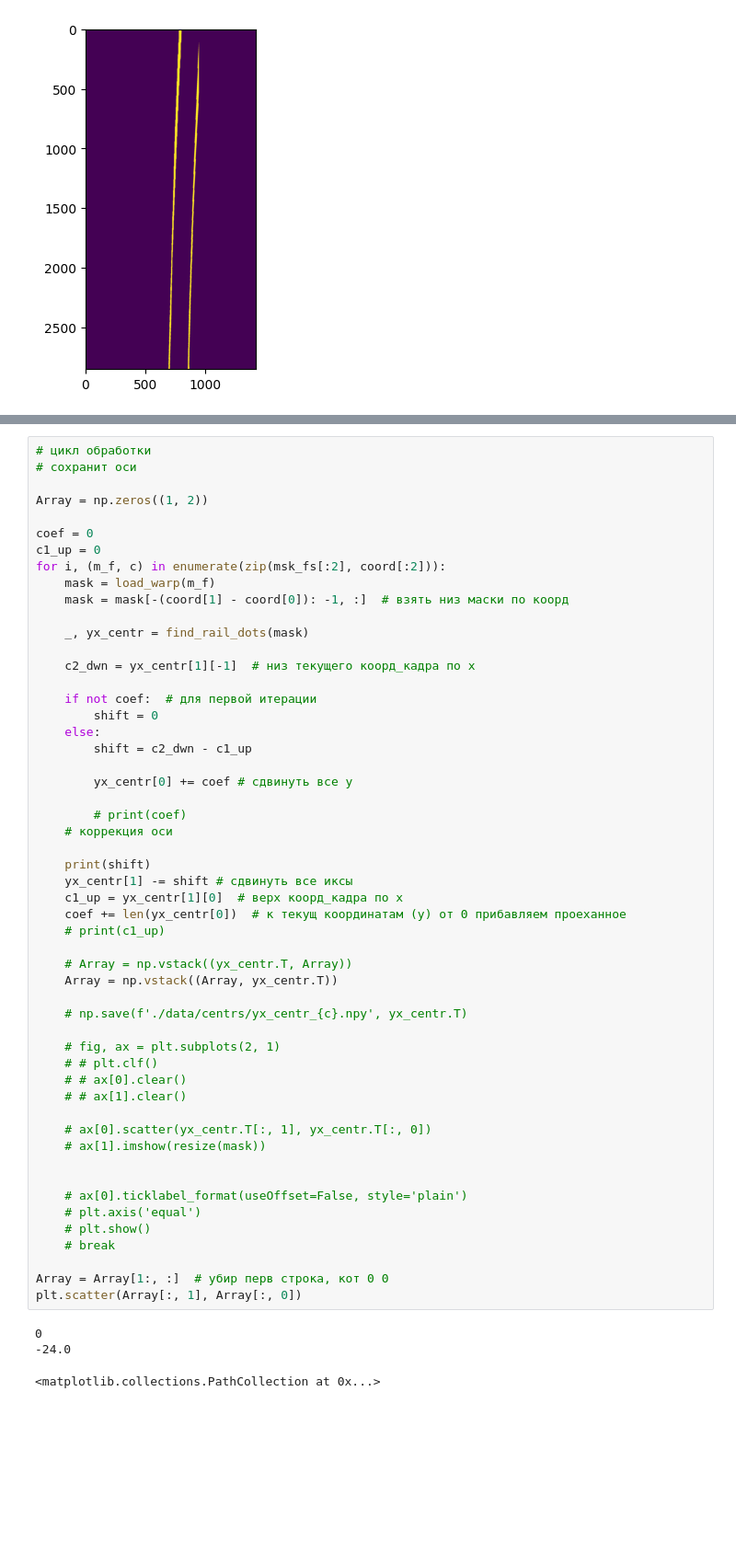
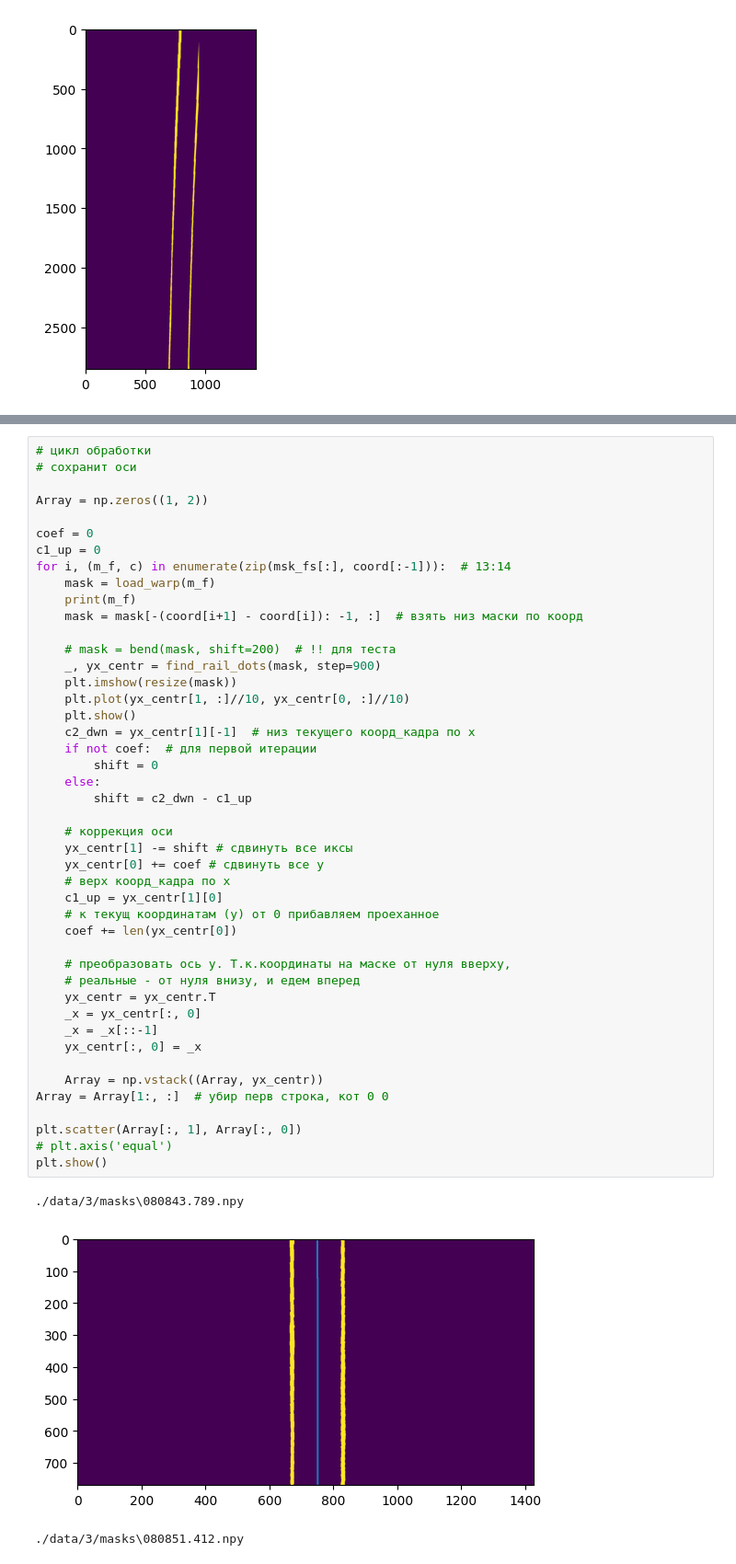
Before and after one commit to Andrudewt/perspective, a Jupyter notebook: proc_1.ipynb, the cells around one changed output, grey strips where cells are left out. Shown at 92% size. Drawn from its saved outputs; the diff is of its cells as text; blank space fills up the shorter version.

```diff
--- a/proc_1.ipynb
+++ b/proc_1.ipynb
@@ -106,57 +120,49 @@ plt.margins(0, 0)
 # %%
 # цикл обработки
 # сохранит оси
 
 Array = np.zeros((1, 2))
 
 coef = 0
 c1_up = 0
-for i, (m_f, c) in enumerate(zip(msk_fs[:2], coord[:2])):
+for i, (m_f, c) in enumerate(zip(msk_fs[:], coord[:-1])):  # 13:14
     mask = load_warp(m_f)
-    mask = mask[-(coord[1] - coord[0]): -1, :]  # взять низ маски по коорд
+    print(m_f)
+    mask = mask[-(coord[i+1] - coord[i]): -1, :]  # взять низ маски по коорд
 
-    _, yx_centr = find_rail_dots(mask)
-
+    # mask = bend(mask, shift=200)  # !! для теста
+    _, yx_centr = find_rail_dots(mask, step=900)
+    plt.imshow(resize(mask))
+    plt.plot(yx_centr[1, :]//10, yx_centr[0, :]//10)
+    plt.show()
     c2_dwn = yx_centr[1][-1]  # низ текущего коорд_кадра по х
-
     if not coef:  # для первой итерации
         shift = 0
     else:
         shift = c2_dwn - c1_up
 
-        yx_centr[0] += coef # сдвинуть все у
+    # коррекция оси
+    yx_centr[1] -= shift # сдвинуть все иксы
+    yx_centr[0] += coef # сдвинуть все у
+    # верх коорд_кадра по х
+    c1_up = yx_centr[1][0]
+    # к текущ координатам (y) от 0 прибавляем проеханное
+    coef += len(yx_centr[0])
 
-        # print(coef)
-    # коррекция оси
+    # преобразовать ось у. Т.к.координаты на маске от нуля вверху,
+    # реальные - от нуля внизу, и едем вперед
+    yx_centr = yx_centr.T
+    _x = yx_centr[:, 0]
+    _x = _x[::-1]
+    yx_centr[:, 0] = _x
 
-    print(shift)
-    yx_centr[1] -= shift # сдвинуть все иксы
-    c1_up = yx_centr[1][0]  # верх коорд_кадра по х
-    coef += len(yx_centr[0])  # к текущ координатам (y) от 0 прибавляем проеханное
-    # print(c1_up)
+    Array = np.vstack((Array, yx_centr))
+Array = Array[1:, :]  # убир перв строка, кот 0 0
 
-    # Array = np.vstack((yx_centr.T, Array))
-    Array = np.vstack((Array, yx_centr.T))
-
-    # np.save(f'./data/centrs/yx_centr_{c}.npy', yx_centr.T)
-
-    # fig, ax = plt.subplots(2, 1)
-    # # plt.clf()
-    # # ax[0].clear()
-    # # ax[1].clear()
-
-    # ax[0].scatter(yx_centr.T[:, 1], yx_centr.T[:, 0])
-    # ax[1].imshow(resize(mask))
-
-
-    # ax[0].ticklabel_format(useOffset=False, style='plain')
-    # plt.axis('equal')
-    # plt.show()
-    # break
-
-Array = Array[1:, :]  # убир перв строка, кот 0 0
 plt.scatter(Array[:, 1], Array[:, 0])
+# plt.axis('equal')
+plt.show()
 # %% [output]
-0
--24.0
+./data/3/masks\080843.789.npy
+[figure, new version]
-<matplotlib.collections.PathCollection at 0x...>
+./data/3/masks\080851.412.npy
```
Also changed, not shown: parts of 12 cells of this notebook.
